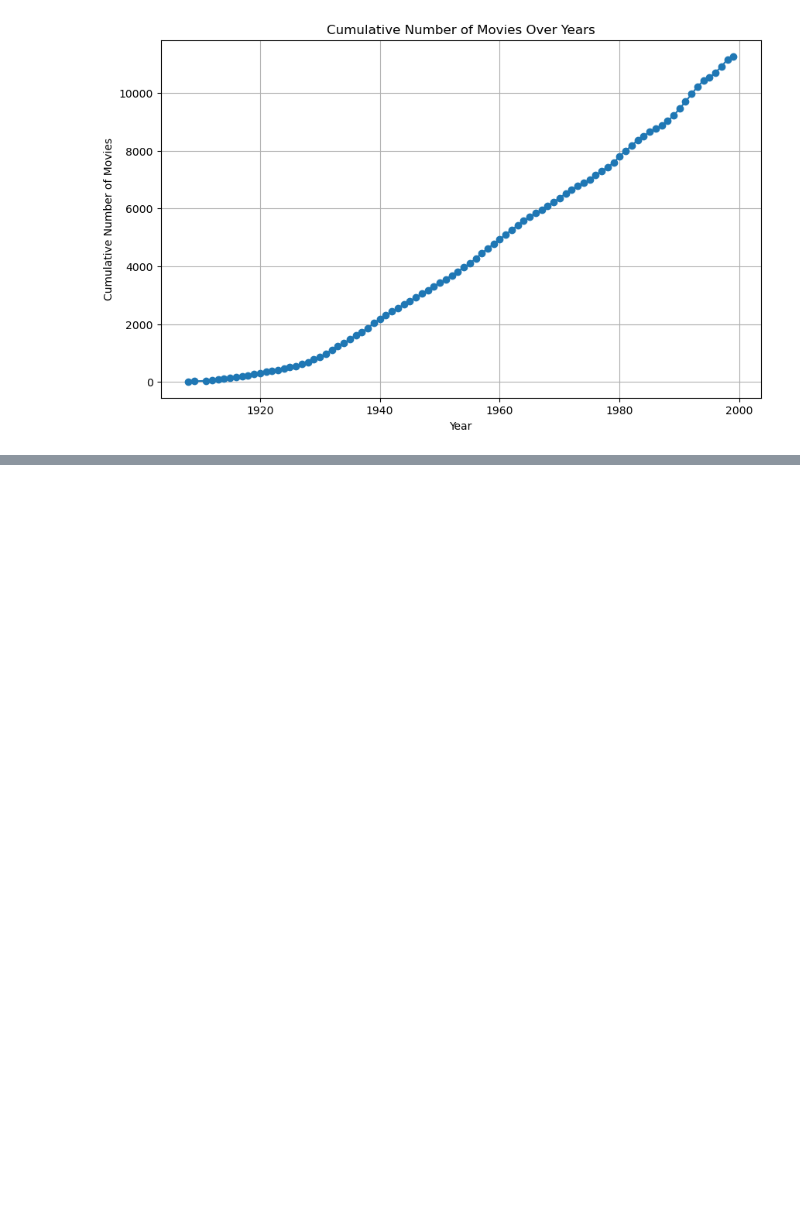
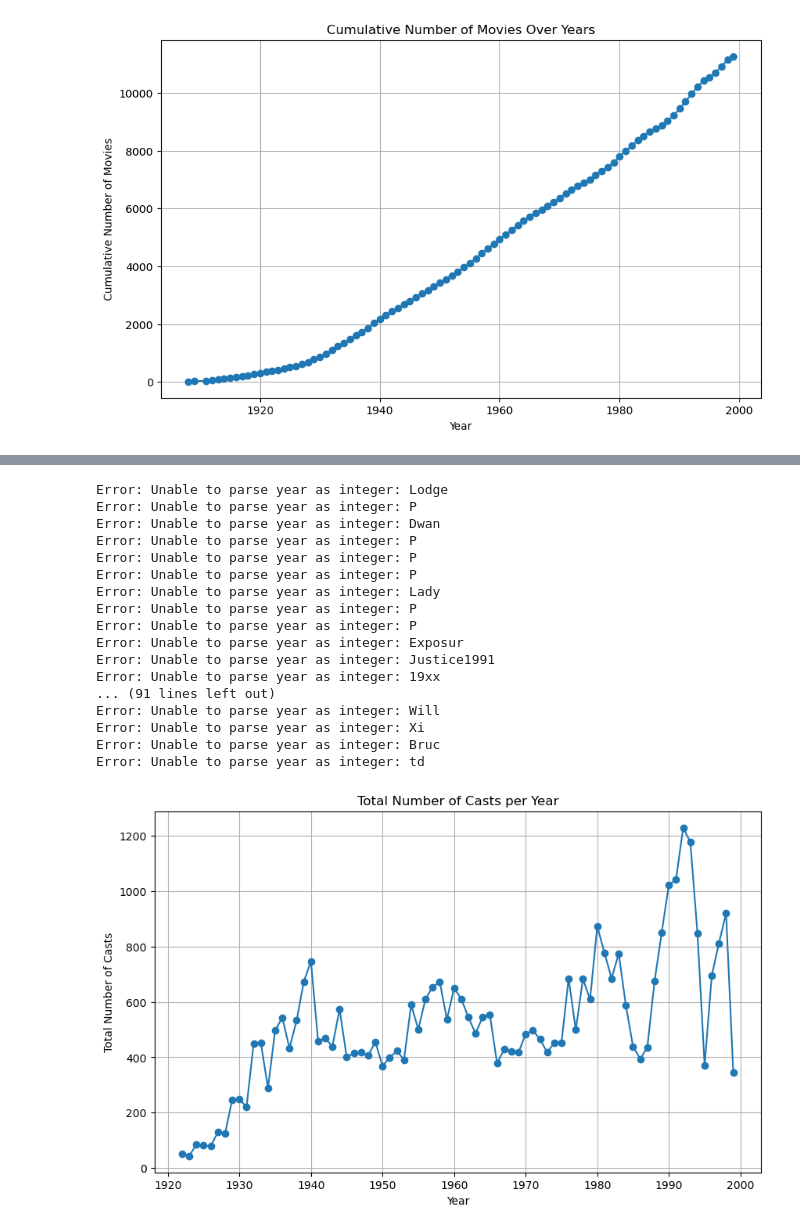
Before and after one commit to Eometheous/CS131ClassProject1, a Jupyter notebook: queriedData/scrpt.IPYNB, the cells around one changed output, grey strips where cells are left out. Saved outputs shown, nothing was run; the diff lists cells and outputs as text; code cells hidden in the pictures; blank space fills up the shorter version.

Commit message:
visual

```diff
--- a/queriedData/scrpt.IPYNB
+++ b/queriedData/scrpt.IPYNB
@@ -29,0 +74,71 @@ plt.show()
+# %%
+import matplotlib.pyplot as plt
+
+# Read data from movie_cast.txt
+movie_cast_data = {}
+with open('movie_cast_size.txt', 'r') as f:
+    for line in f:
+        line = line.strip()
+        if line:
+            parts = line.split(maxsplit=1)
+            if len(parts) == 2:
+                cast_count, movie_name = parts
+                movie_cast_data[movie_name] = int(cast_count)
+
+# Read data from movie_release.txt and extract year
+movie_release_data = {}
+with open('movieReleaseDate.txt', 'r') as f:
+    for line in f:
+        line = line.strip()
+        if line:
+            parts = line.rsplit(maxsplit=1)
+            if len(parts) == 2:
+                movie_name = parts[0]
+                year = parts[1]
+                try:
+                    year = int(year)
+                    if year >= 1922:  # Only consider movies from 1922 and later
+                        movie_release_data[movie_name] = year
+                except ValueError:
+                    print("Error: Unable to parse year as integer:", year)
+
+# Match movie names and calculate total cast per year
+casts_per_year = {}
+for movie_name, cast_count in movie_cast_data.items():
+    if movie_name in movie_release_data:
+        year = movie_release_data[movie_name]
+        if year in casts_per_year:
+            casts_per_year[year] += cast_count
+        else:
+            casts_per_year[year] = cast_count
+
+# Sort the dictionary by year
+sorted_casts_per_year = dict(sorted(casts_per_year.items()))
+
+# Plotting
+plt.figure(figsize=(10, 6))
+plt.plot(list(sorted_casts_per_year.keys()), list(sorted_casts_per_year.values()), marker='o', linestyle='-')
+plt.title('Total Number of Casts per Year')
+plt.xlabel('Year')
+plt.ylabel('Total Number of Casts')
+plt.grid(True)
+plt.show()
+# %% [output]
+Error: Unable to parse year as integer: Lodge
+Error: Unable to parse year as integer: P
+Error: Unable to parse year as integer: Dwan
+Error: Unable to parse year as integer: P
+Error: Unable to parse year as integer: P
+Error: Unable to parse year as integer: P
+Error: Unable to parse year as integer: Lady
+Error: Unable to parse year as integer: P
+Error: Unable to parse year as integer: P
+Error: Unable to parse year as integer: Exposur
+Error: Unable to parse year as integer: Justice1991
+Error: Unable to parse year as integer: 19xx
+... (91 lines left out)
+Error: Unable to parse year as integer: Will
+Error: Unable to parse year as integer: Xi
+Error: Unable to parse year as integer: Bruc
+Error: Unable to parse year as integer: td
+[figure, added]
```
Also changed, not shown: parts of 1 cell of this notebook, 2 other files.
